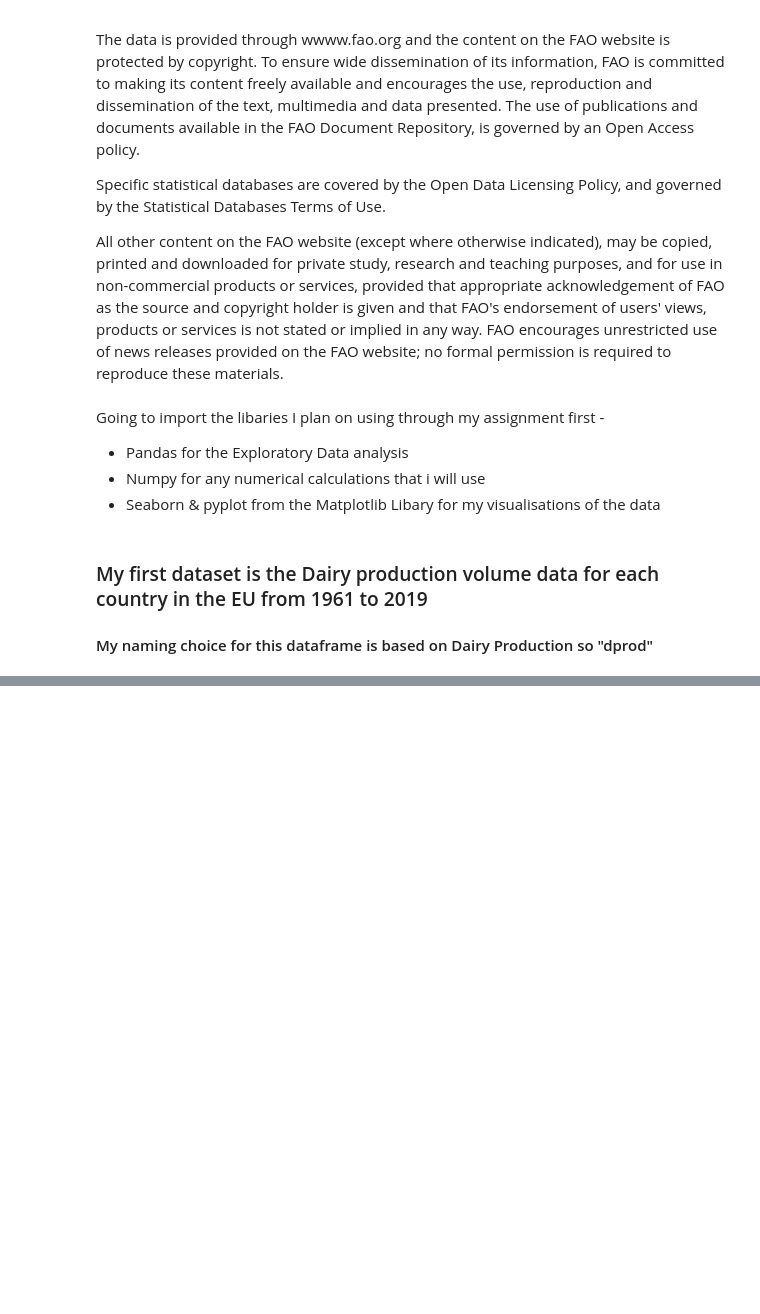
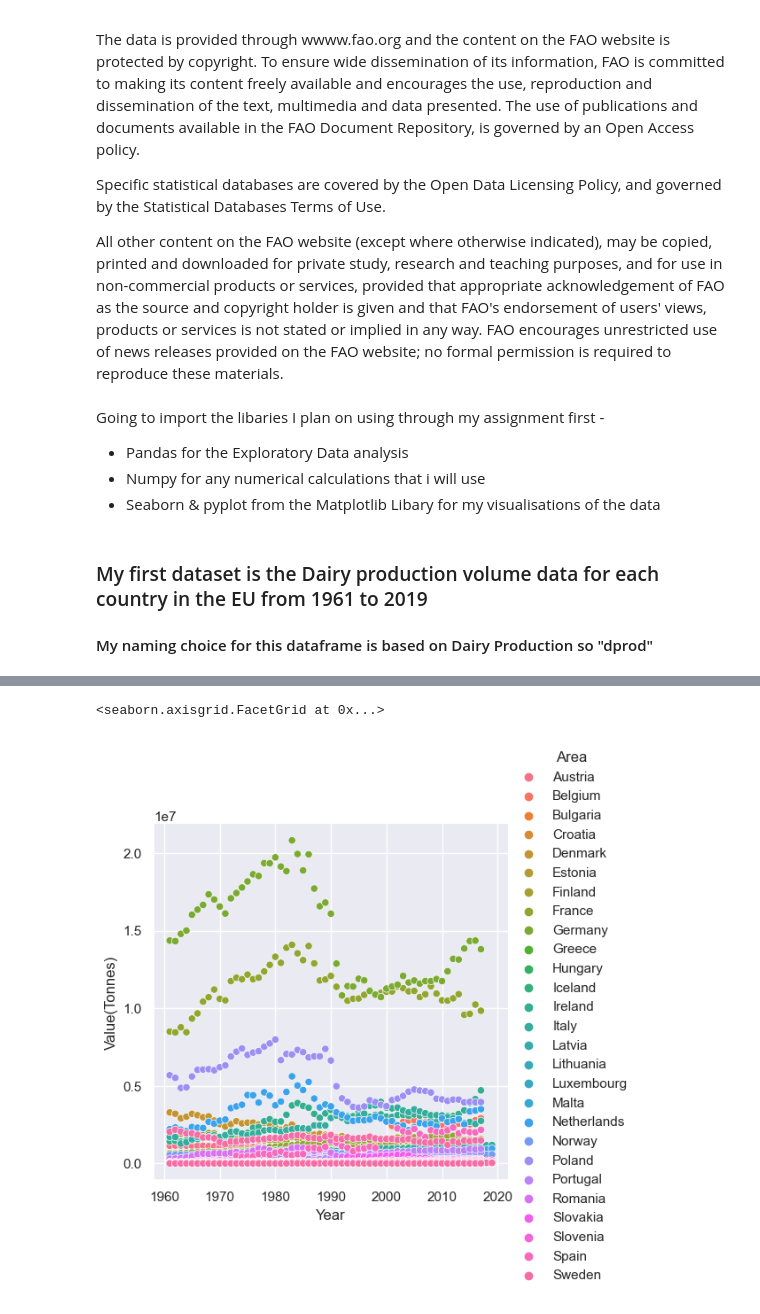
Before and after one commit to sba22232/CA2sba22232, a Jupyter notebook: CA2_Agri_sba22232.ipynb, the cells around one changed output, grey strips where cells are left out. Saved outputs shown, nothing was run; the diff lists cells and outputs as text; code cells hidden in the pictures; blank space fills up the shorter version.

```diff
--- a/CA2_Agri_sba22232.ipynb
+++ b/CA2_Agri_sba22232.ipynb
@@ -30,0 +499,5 @@ diev = pd.read_csv('FAOSTAT_data_en_12-17-2022-1.csv')
+# %%
+sns.relplot(x= 'Year', y='Value(Tonnes)', hue='Area', data=dprod)
+# %% [output]
+<seaborn.axisgrid.FacetGrid at 0x...>
+[figure, added]
```
Also changed, not shown: parts of 68 cells of this notebook.
